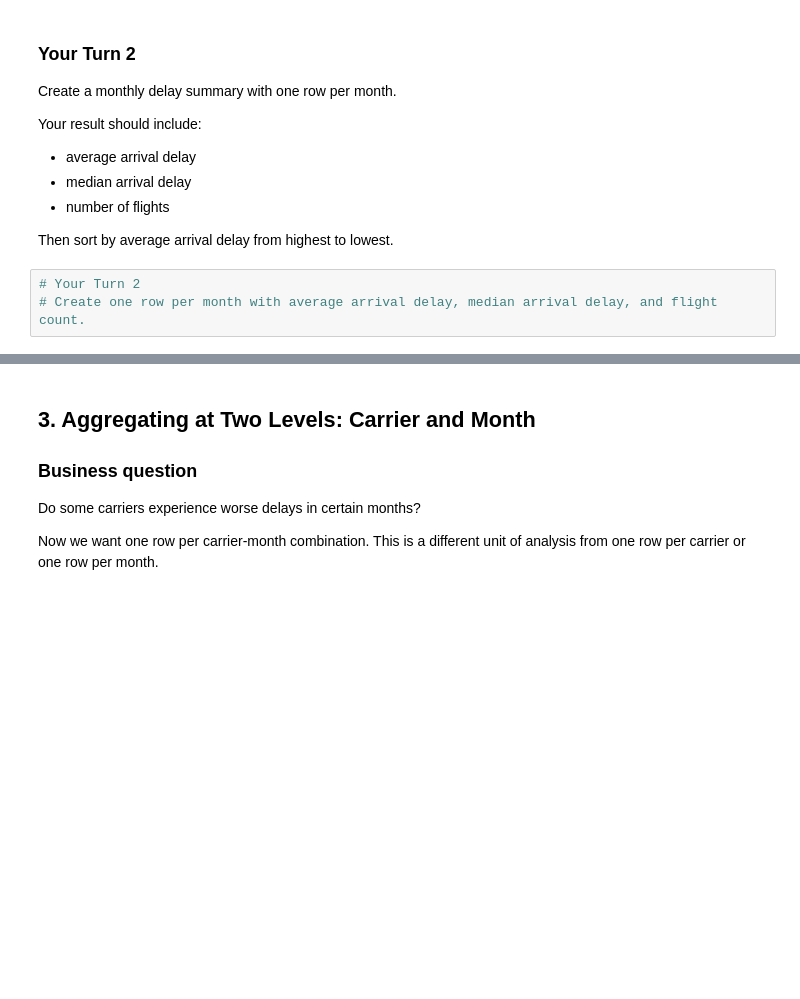
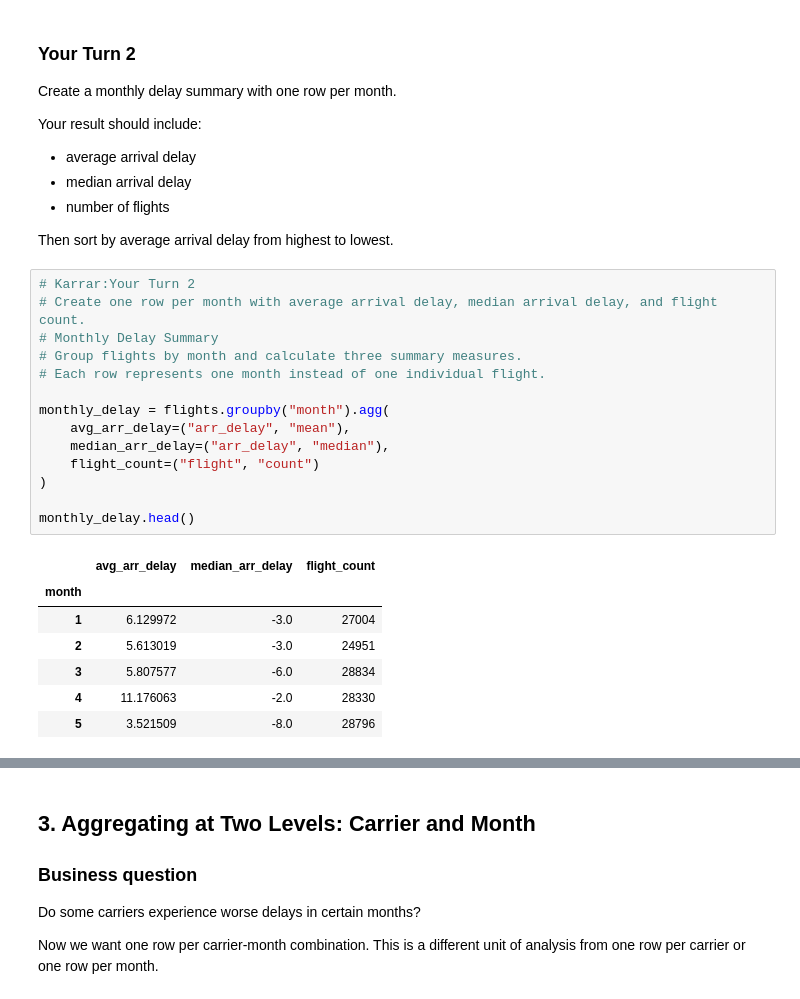
Before and after one commit to kalshaikhli/ban6003-week7-8-Karrar-Alshaikhli, a Jupyter notebook: notebooks/module7_aggregation_reshaping_guided_lab.ipynb, the cells around one changed output, grey strips where cells are left out. Drawn from its saved outputs; the diff is of its cells as text; blank space fills up the shorter version.

```diff
--- a/notebooks/module7_aggregation_reshaping_guided_lab.ipynb
+++ b/notebooks/module7_aggregation_reshaping_guided_lab.ipynb
@@ -248,5 +260,24 @@ Your result should include:
 
 Then sort by average arrival delay from highest to lowest.
 # %%
-# Your Turn 2
+# Karrar:Your Turn 2
 # Create one row per month with average arrival delay, median arrival delay, and flight count.
+# Monthly Delay Summary
+# Group flights by month and calculate three summary measures.
+# Each row represents one month instead of one individual flight.
+
+monthly_delay = flights.groupby("month").agg(
+    avg_arr_delay=("arr_delay", "mean"),
+    median_arr_delay=("arr_delay", "median"),
+    flight_count=("flight", "count")
+)
+
+monthly_delay.head()
+# %% [output]
+|  | avg_arr_delay | median_arr_delay | flight_count |
+| month |  |  |  |
+| 1 | 6.129972 | -3.0 | 27004 |
+| 2 | 5.613019 | -3.0 | 24951 |
+| 3 | 5.807577 | -6.0 | 28834 |
+| 4 | 11.176063 | -2.0 | 28330 |
+| 5 | 3.521509 | -8.0 | 28796 |
```
Also changed, not shown: parts of 5 cells of this notebook.
